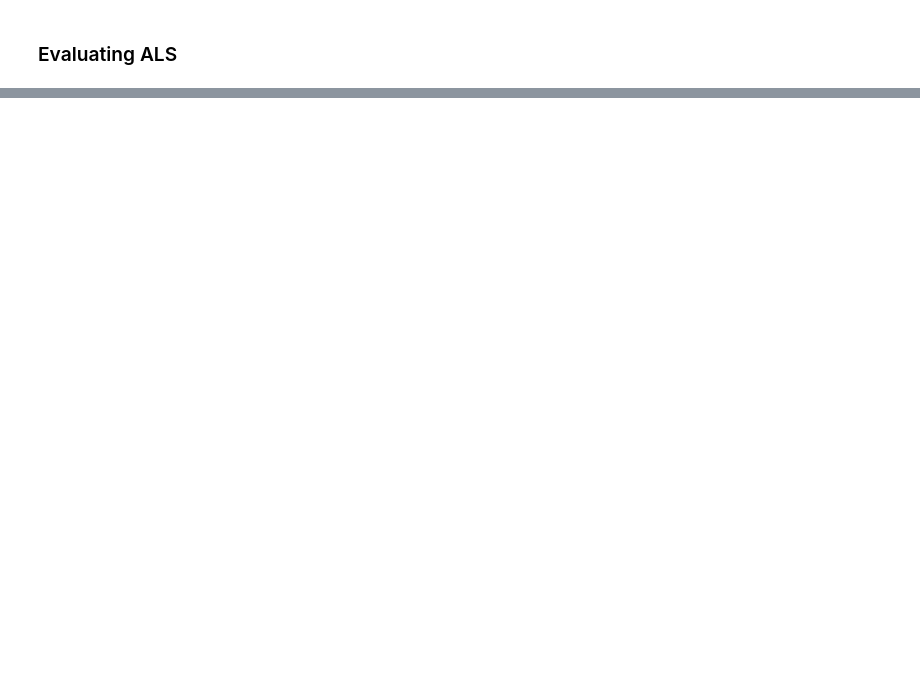
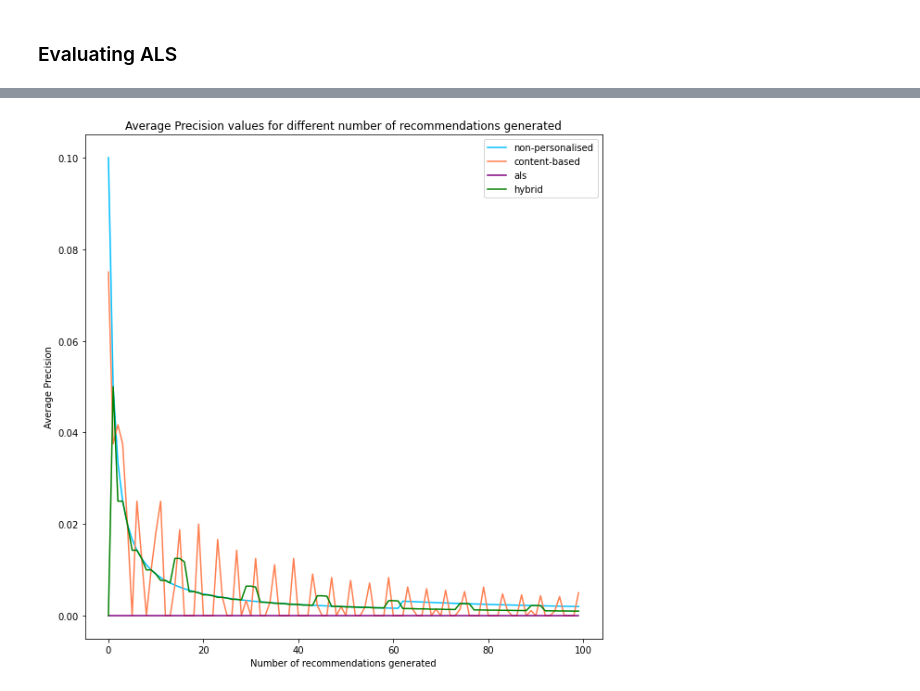
Before and after one commit to aindrila28/recommender_systems, a Jupyter notebook: models.ipynb, the cells around one changed output, grey strips where cells are left out. Drawn from its saved outputs; the diff is of its cells as text; code cells hidden in the pictures; blank space fills up the shorter version.

```diff
--- a/models.ipynb
+++ b/models.ipynb
@@ -523,0 +991,13 @@ k=100: 0.015385206460206455
+# %%
+fig, ax1 = plt.subplots(figsize=(10,10))
+plt.plot(avg_precision_vals_np, 'deepskyblue', label = 'non-personalised')
+plt.plot(avg_precision_vals_cb, 'coral', label = 'content-based')
+plt.plot(avg_precision_vals_als, 'purple', label = 'als')
+plt.plot(avg_precision_vals_hyb, 'green', label = 'hybrid')
+plt.legend(loc = 'upper right')
+plt.xlabel('Number of recommendations generated')
+plt.ylabel('Average Precision')
+plt.title('Average Precision values for different number of recommendations generated')
+plt.show()
+# %% [output]
+[figure, added]
```
Also changed, not shown: parts of 58 cells of this notebook.
